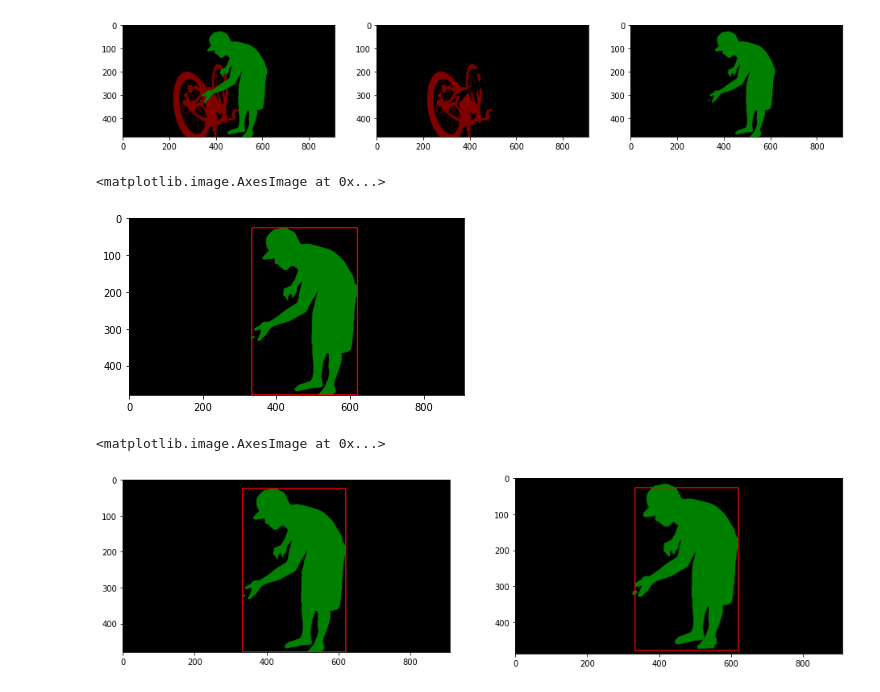
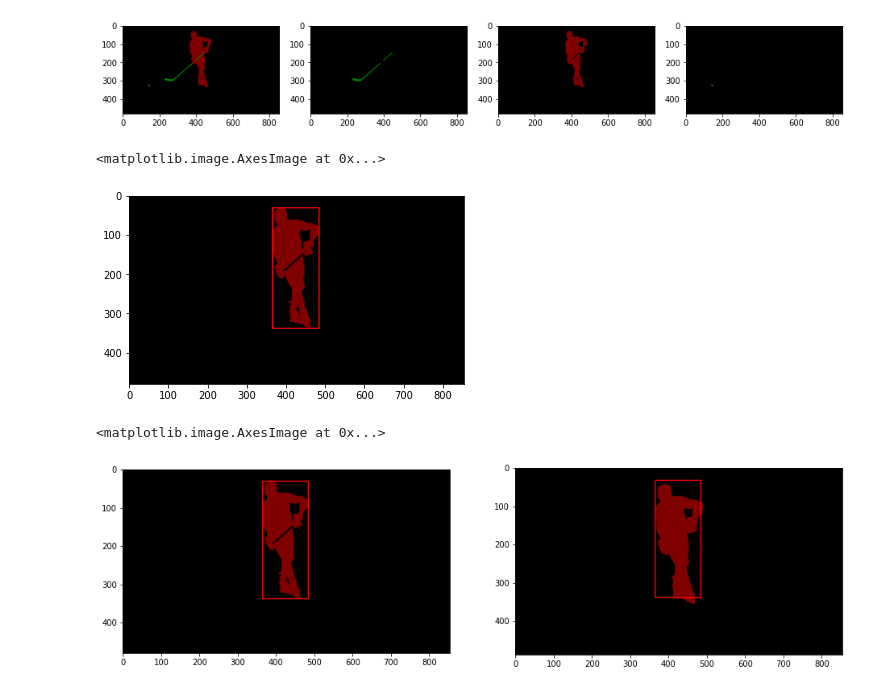
Before and after one commit to kaleeswaranm/MaskTrack, a Jupyter notebook: masktrack.ipynb, the cells around one changed output. Saved outputs shown, nothing was run; the diff lists cells and outputs as text; code cells hidden in the pictures.

Commit message:
Generate Train samples

```diff
--- a/masktrack.ipynb
+++ b/masktrack.ipynb
@@ -101,7 +101,7 @@ def get_unet(image_size, mask_size, n_filters = 32, dropout = 0.5, batchnorm = T
 
     return model
 # %%
-temp_image = '/content/data/DAVIS2017-master/Train_Annotated/bike-packing/00012.png'
+temp_image = '/content/data/DAVIS2017-master/Train_Annotated/hockey/00012.png'
 img = cv2.imread(temp_image)[:,:,::-1]
 # %%
 def get_unique(img):
@@ -112,4 +112,16 @@ def get_unique(img):
   return unique
 
 unique = get_unique(img)
+# %%
+def get_individual_masks_updated(unique, img):
+  individual_masks = []
+  for unique_pixel in unique:
+    if not (unique_pixel == np.array([0, 0, 0])).all():
+      copy_image = img.copy()
+      idx = np.where((copy_image != unique_pixel).any(axis=-1))
+      copy_image[idx[0], idx[1], :] = np.array([0, 0, 0], dtype=np.uint8)
+      individual_masks.append(copy_image)
+  return individual_masks
+
+individual_masks = get_individual_masks_updated(unique, img)
 # %%
@@ -128,7 +157,7 @@ ax[0].imshow(img)
 for i in range(len(individual_masks)):
   ax[i + 1].imshow(individual_masks[i])
 # %% [output]
-[figure, old version]
+[figure, new version]
 # %%
 temp_mask = individual_masks[1]
 copy_temp_mask = temp_mask.copy()
@@ -142,7 +171,7 @@ end_index = (max(pos[1]), max(pos[0]))
 plt.imshow(cv2.rectangle(copy_temp_mask, start_index, end_index, (255, 0, 0), 2))
 # %% [output]
 <matplotlib.image.AxesImage at 0x...>
-[figure, old version]
+[figure, new version]
 # %%
 x_size = end_index[0] - start_index[0]
 y_size = end_index[1] - start_index[1]
@@ -195,16 +224,27 @@ def dilation(img):
   kernel = np.ones((5,5), np.uint8)
   aug_img = cv2.dilate(img, kernel, iterations=1)
   return aug_img
+# %%
+def augmentation(mask):
+  mask_unique = get_unique(mask)
+  mask_unique = [a for a in list(mask_unique) if not (a == np.array([0, 0, 0])).all()]
+  pos = np.where((mask == mask_unique).all(axis=-1))
+  start_index = (min(pos[1]), min(pos[0]))
+  end_index = (max(pos[1]), max(pos[0]))
+  x_size = end_index[0] - start_index[0]
+  y_size = end_index[1] - start_index[1]
+  aug_mask = horizontal_shift(mask, x_size, y_size)
+  aug_mask = thin_plate_splines(aug_mask)
+  aug_mask = dilation(aug_mask)
+  return aug_mask
 # %%
-aug_mask = horizontal_shift(temp_mask, x_size, y_size)
-aug_mask = thin_plate_splines(aug_mask)
-aug_mask = dilation(aug_mask)
+aug_mask = augmentation(temp_mask)
 f, ax = plt.subplots(1, 2, figsize=(16, 16))
 ax[0].imshow(cv2.rectangle(temp_mask.copy(), start_index, end_index, (255, 0, 0), 2))
 ax[1].imshow(cv2.rectangle(aug_mask.copy(), start_index, end_index, (255, 0, 0), 2))
 # %% [output]
 <matplotlib.image.AxesImage at 0x...>
-[figure, old version]
+[figure, new version]
 # %%
 val_split = 0.1
 steps = 2000
```
Also changed, not shown: parts of 17 cells of this notebook.
